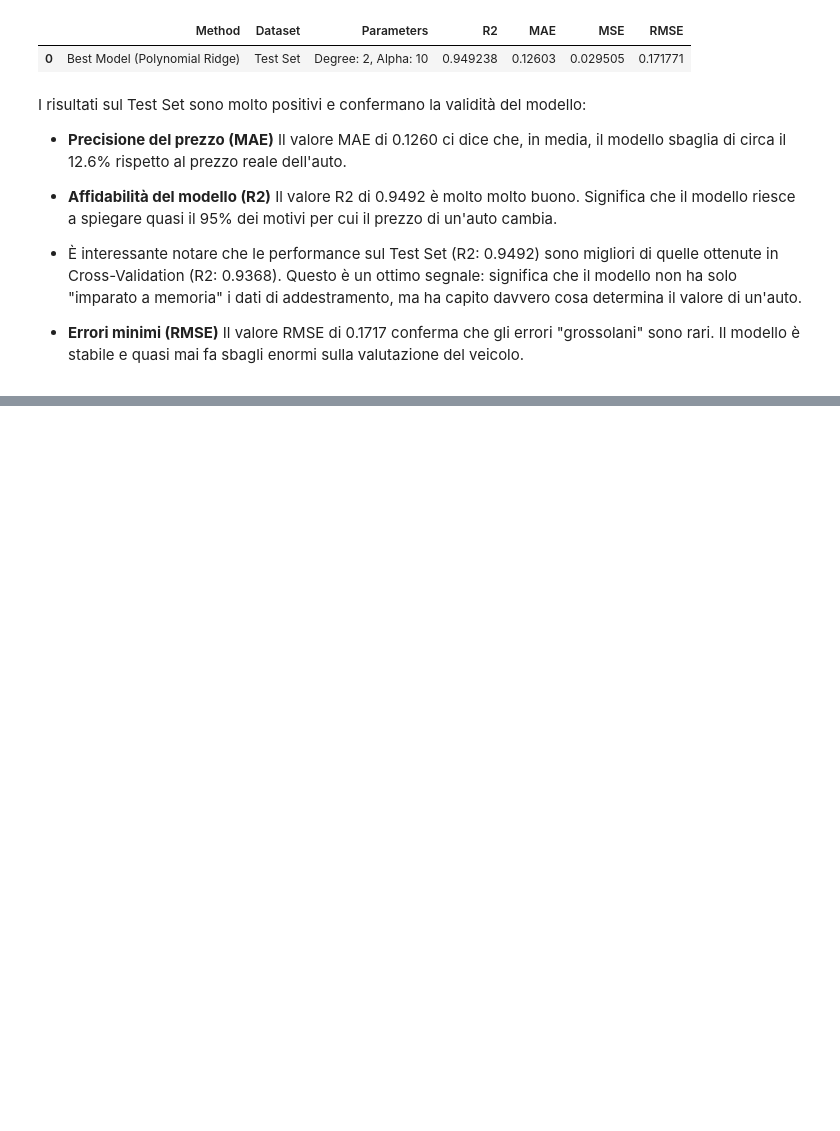
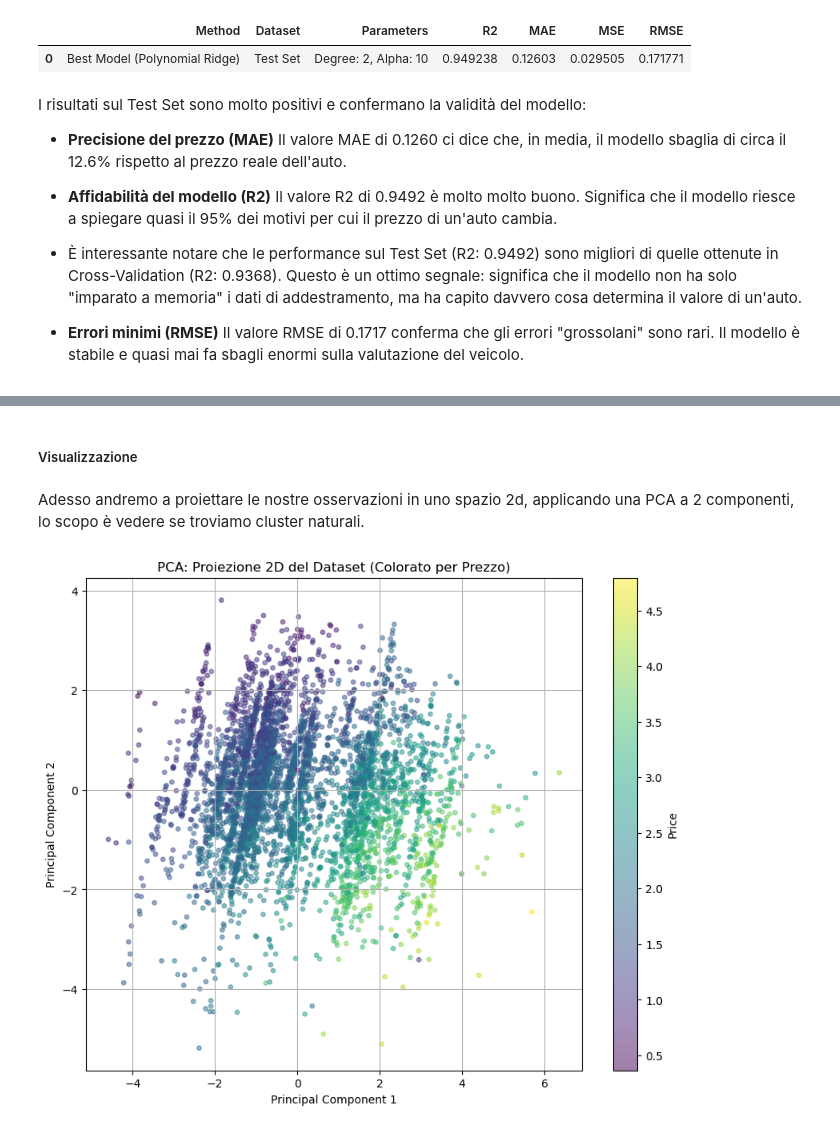
Before and after one commit to fragreco04/progetto-fad-2526, a Jupyter notebook: notebooks/completed/project.ipynb, the cells around one changed output, grey strips where cells are left out. Saved outputs shown, nothing was run; the diff lists cells and outputs as text; code cells hidden in the pictures; blank space fills up the shorter version.

```diff
--- a/notebooks/completed/project.ipynb
+++ b/notebooks/completed/project.ipynb
@@ -2825,0 +2878,5 @@ I risultati sul Test Set sono molto positivi e confermano la validità del model
+# %%
+# Ricalcoliamo i due set
+pca_opt = PCA(n_components=n_components_90)
+X_train_pca = pca_opt.fit_transform(X_train)
+X_test_pca = pca_opt.transform(X_test)
@@ -2825,0 +3115,21 @@ I risultati sul Test Set sono molto positivi e confermano la validità del model
+# %% [markdown]
+##### Visualizzazione
+# %% [markdown]
+Adesso andremo a proiettare le nostre osservazioni in uno spazio 2d, applicando una PCA a 2 componenti, lo scopo è vedere se troviamo cluster naturali.
+# %%
+pca_2d = PCA(n_components=2)
+X_pca_2d = pca_2d.fit_transform(X_train_pca)
+
+plt.figure(figsize=(10, 8))
+# Scatter plot: X=PC1, Y=PC2, Colore=Prezzo
+scatter = plt.scatter(X_pca_2d[:, 0], X_pca_2d[:, 1],
+                      c=y_train, cmap='viridis', alpha=0.5, s=15)
+
+plt.xlabel('Principal Component 1')
+plt.ylabel('Principal Component 2')
+plt.title('PCA: Proiezione 2D del Dataset (Colorato per Prezzo)')
+plt.colorbar(scatter, label='Price')
+plt.grid(True)
+plt.show()
+# %% [output]
+[figure, added]
```
Also changed, not shown: parts of 34 cells of this notebook.
